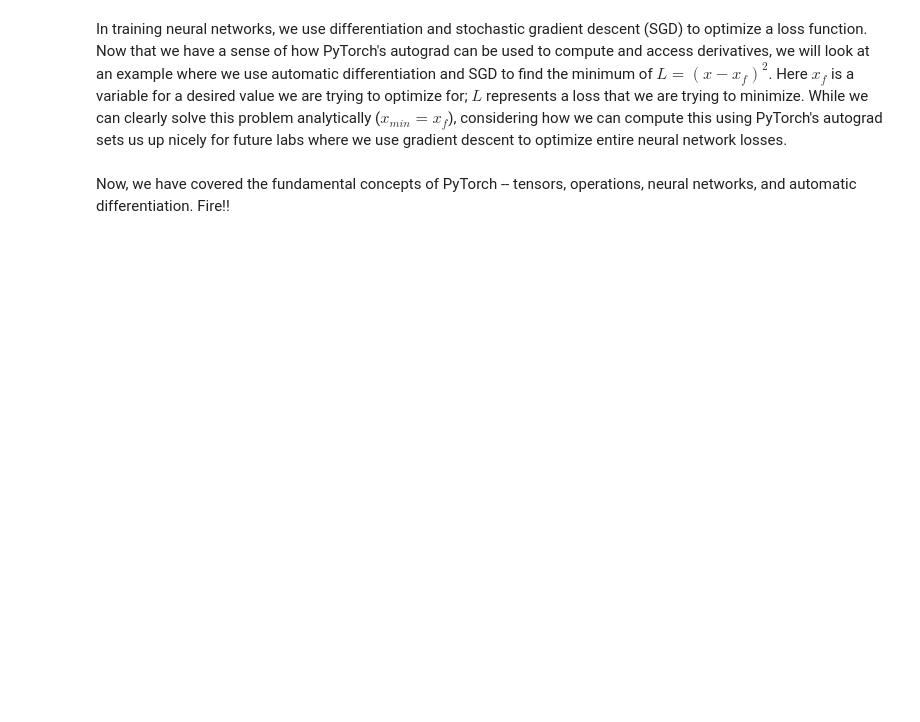
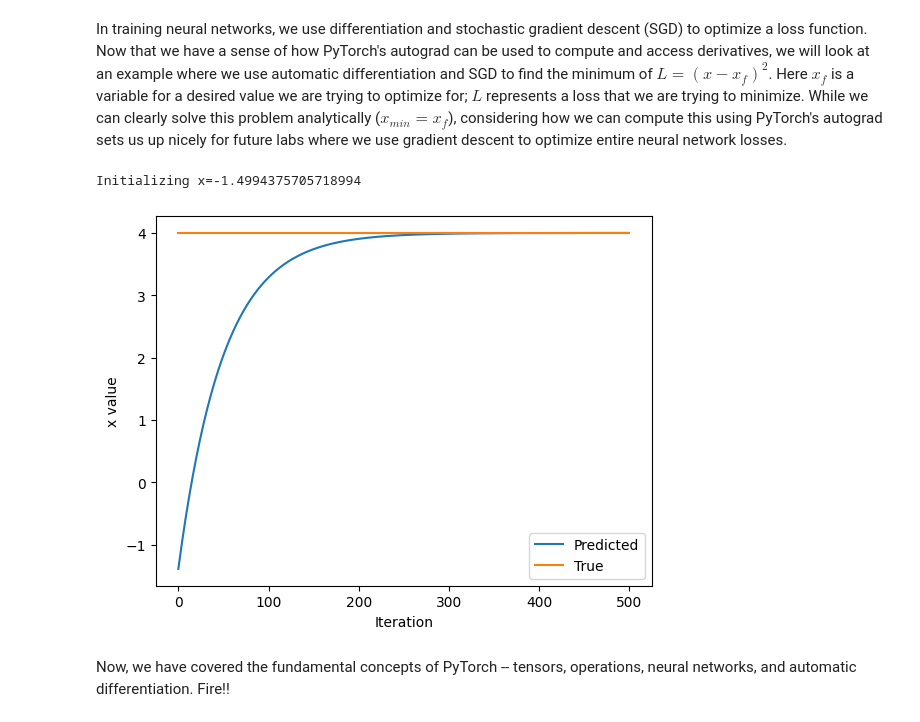
Before and after one commit to RunpengLuo/introtodeeplearning, a Jupyter notebook: lab1/PT_Part1_Intro.ipynb, the cells around one changed output. Cells and saved outputs as stored; diff of their text form; code cells hidden in the pictures; blank space fills up the shorter version.

```diff
--- a/lab1/PT_Part1_Intro.ipynb
+++ b/lab1/PT_Part1_Intro.ipynb
@@ -305,33 +325,36 @@ In training neural networks, we use differentiation and stochastic gradient desc
 x = torch.randn(1)
 print(f"Initializing x={x.item()}")
 
 learning_rate = 1e-2  # Learning rate
 history = []
 x_f = 4  # Target value
 
 
 # We will run gradient descent for a number of iterations. At each iteration, we compute the loss,
 #   compute the derivative of the loss with respect to x, and perform the update.
 for i in range(500):
     x = torch.tensor([x], requires_grad=True)
 
     # TODO: Compute the loss as the square of the difference between x and x_f
-    loss = # TODO
+    loss = (x - x_f) ** 2
 
     # Backpropagate through the loss to compute gradients
     loss.backward()
 
     # Update x with gradient descent
     x = x.item() - learning_rate * x.grad
 
     history.append(x.item())
 
 # Plot the evolution of x as we optimize toward x_f!
 plt.plot(history)
 plt.plot([0, 500], [x_f, x_f])
 plt.legend(('Predicted', 'True'))
 plt.xlabel('Iteration')
 plt.ylabel('x value')
 plt.show()
+# %% [output]
+Initializing x=-1.4994375705718994
+[figure, added]
 # %% [markdown]
 Now, we have covered the fundamental concepts of PyTorch -- tensors, operations, neural networks, and automatic differentiation. Fire!!
```
Also changed, not shown: parts of 12 cells of this notebook.
